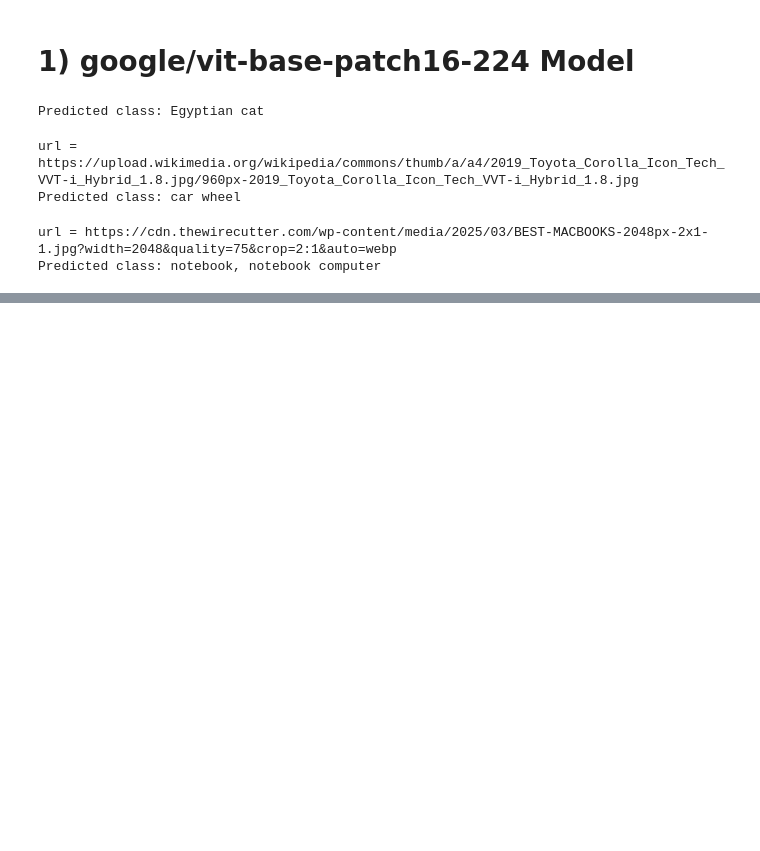
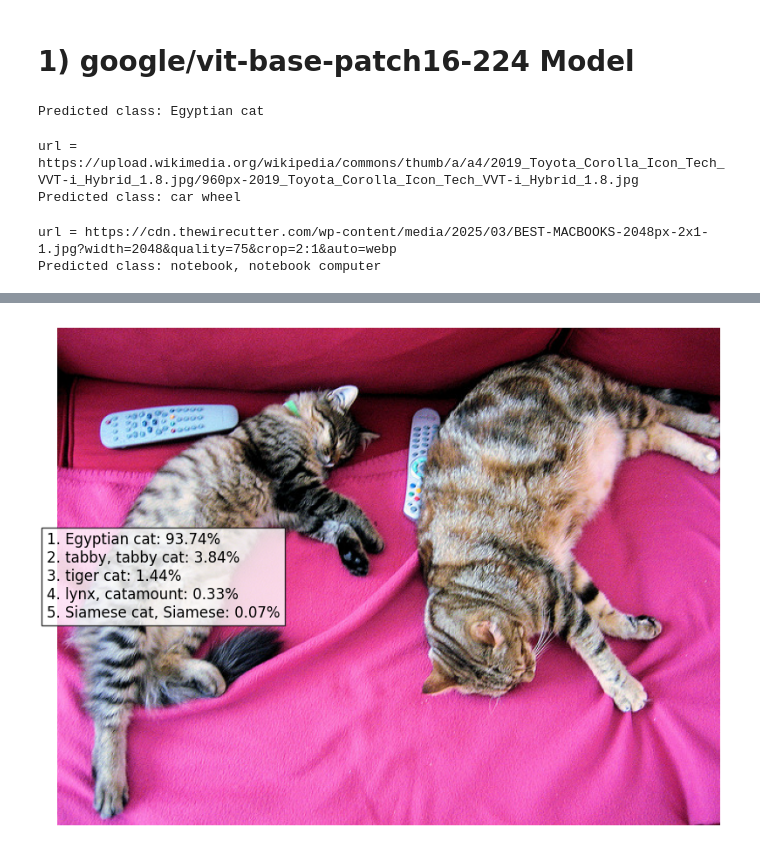
Before and after one commit to yennanliu/ai_experiment, a Jupyter notebook: hugging_face_exp/nb/nsfw_image_detection.ipynb, the cells around one changed output, grey strips where cells are left out. Drawn from its saved outputs; the diff is of its cells as text; code cells hidden in the pictures; blank space fills up the shorter version.

```diff
--- a/hugging_face_exp/nb/nsfw_image_detection.ipynb
+++ b/hugging_face_exp/nb/nsfw_image_detection.ipynb
@@ -94,0 +153,47 @@ Predicted class: notebook, notebook computer
+# %%
+import torch
+from transformers import ViTFeatureExtractor, ViTForImageClassification
+from PIL import Image
+import requests
+import matplotlib.pyplot as plt
+
+# Configuration
+TOP_K = 5
+IMAGE_URL = "http://images.cocodataset.org/val2017/000000039769.jpg"
+
+# Load and preprocess the image
+image = Image.open(requests.get(IMAGE_URL, stream=True).raw).convert("RGB")
+
+# Load model and feature extractor
+feature_extractor = ViTFeatureExtractor.from_pretrained("google/vit-base-patch16-224")
+model = ViTForImageClassification.from_pretrained("google/vit-base-patch16-224")
+model.eval()
+
+inputs = feature_extractor(images=image, return_tensors="pt")
+
+# Run inference
+with torch.no_grad():
+    outputs = model(**inputs)
+    logits = outputs.logits
+
+# Get top-k predictions
+probs = torch.nn.functional.softmax(logits, dim=-1)
+top_probs, top_indices = torch.topk(probs, k=TOP_K)
+
+# Convert to readable labels
+top_classes = [model.config.id2label[idx.item()] for idx in top_indices[0]]
+top_scores = [prob.item() for prob in top_probs[0]]
+
+# Display image with overlay
+plt.figure(figsize=(8, 6))
+plt.imshow(image)
+plt.axis('off')
+
+# Overlay text
+text = "\n".join([f"{i+1}. {label}: {score:.2%}" for i, (label, score) in enumerate(zip(top_classes, top_scores))])
+plt.gcf().text(0.01, 0.5, text, fontsize=12, verticalalignment='center', bbox=dict(facecolor='white', alpha=0.8))
+
+plt.tight_layout()
+plt.show()
+# %% [output]
+[figure, added]
```
Also changed, not shown: parts of 4 cells of this notebook.
